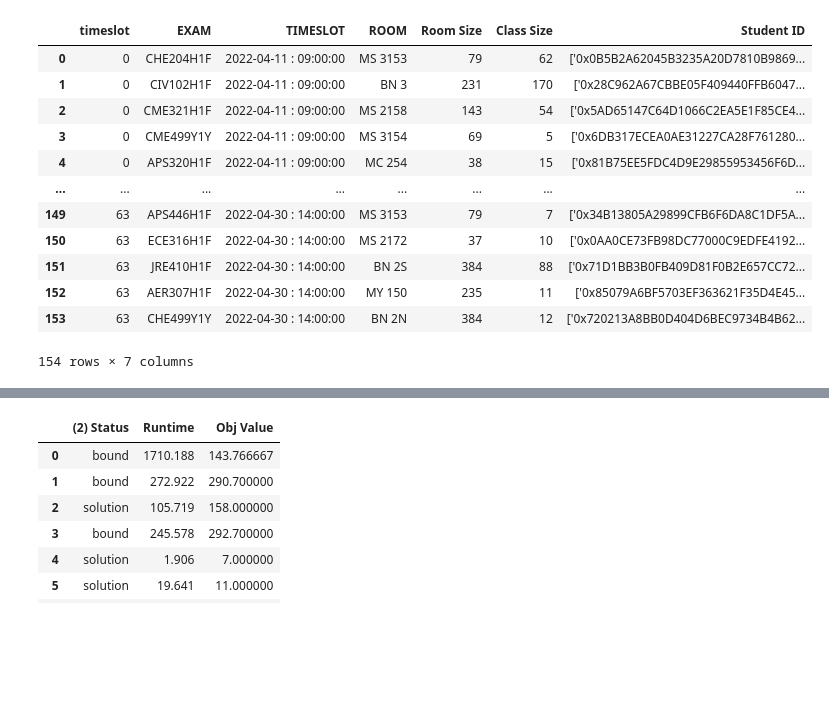
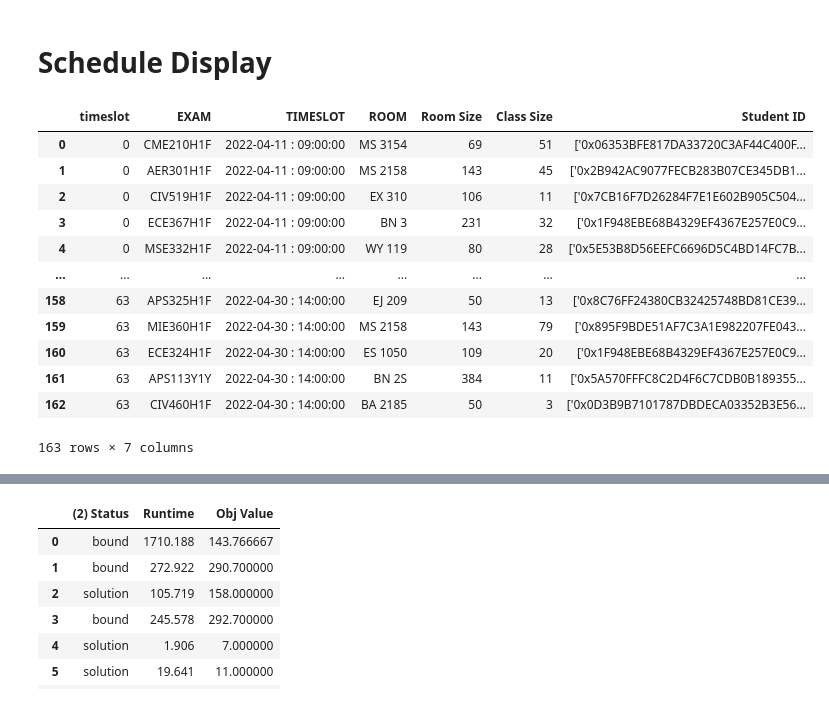
Before and after one commit to renzo-b/exam-timetabling-smac, a Jupyter notebook: process_results_wh.ipynb, the cells around one changed output, grey strips where cells are left out. Drawn from its saved outputs; the diff is of its cells as text; code cells hidden in the pictures; blank space fills up the shorter version.

```diff
--- a/process_results_wh.ipynb
+++ b/process_results_wh.ipynb
@@ -324,20 +274,22 @@ retrieve_instance_result_list
+# %% [markdown]
+# Schedule Display
 # %%
-file = r"C:\Users\William Hazen\Documents\GitHub\exam-timetabling-smac\cplex_results\Results_T1\MC_14_Trial__22_12_03_03_58_DEFAULT\DF_Schedual_0.csv"
+file = r"C:\Users\William Hazen\Documents\GitHub\exam-timetabling-smac\cplex_results\min_cost_T1\MC_14_Trial__aDEFAULT\DF_Schedual_6.csv"
 df_schedule = pd.read_csv(file)
 df_schedule = df_schedule.drop(["Unnamed: 0"],axis=1)
 display(df_schedule)
 # %% [output]
 |  | timeslot | EXAM | TIMESLOT | ROOM | Room Size | Class Size | Student ID |
-| 0 | 0 | CHE204H1F | 2022-04-11 : 09:00:00 | MS 3153 | 79 | 62 | ['0x0B5B2A62045B3235A20D7810B9869... |
-| 1 | 0 | CIV102H1F | 2022-04-11 : 09:00:00 | BN 3 | 231 | 170 | ['0x28C962A67CBBE05F409440FFB6047... |
-| 2 | 0 | CME321H1F | 2022-04-11 : 09:00:00 | MS 2158 | 143 | 54 | ['0x5AD65147C64D1066C2EA5E1F85CE4... |
-| 3 | 0 | CME499Y1Y | 2022-04-11 : 09:00:00 | MS 3154 | 69 | 5 | ['0x6DB317ECEA0AE31227CA28F761280... |
-| 4 | 0 | APS320H1F | 2022-04-11 : 09:00:00 | MC 254 | 38 | 15 | ['0x81B75EE5FDC4D9E29855953456F6D... |
+| 0 | 0 | CME210H1F | 2022-04-11 : 09:00:00 | MS 3154 | 69 | 51 | ['0x06353BFE817DA33720C3AF44C400F... |
+| 1 | 0 | AER301H1F | 2022-04-11 : 09:00:00 | MS 2158 | 143 | 45 | ['0x2B942AC9077FECB283B07CE345DB1... |
+| 2 | 0 | CIV519H1F | 2022-04-11 : 09:00:00 | EX 310 | 106 | 11 | ['0x7CB16F7D26284F7E1E602B905C504... |
+| 3 | 0 | ECE367H1F | 2022-04-11 : 09:00:00 | BN 3 | 231 | 32 | ['0x1F948EBE68B4329EF4367E257E0C9... |
+| 4 | 0 | MSE332H1F | 2022-04-11 : 09:00:00 | WY 119 | 80 | 28 | ['0x5E53B8D56EEFC6696D5C4BD14FC7B... |
 | ... | ... | ... | ... | ... | ... | ... | ... |
-| 149 | 63 | APS446H1F | 2022-04-30 : 14:00:00 | MS 3153 | 79 | 7 | ['0x34B13805A29899CFB6F6DA8C1DF5A... |
-| 150 | 63 | ECE316H1F | 2022-04-30 : 14:00:00 | MS 2172 | 37 | 10 | ['0x0AA0CE73FB98DC77000C9EDFE4192... |
-| 151 | 63 | JRE410H1F | 2022-04-30 : 14:00:00 | BN 2S | 384 | 88 | ['0x71D1BB3B0FB409D81F0B2E657CC72... |
-| 152 | 63 | AER307H1F | 2022-04-30 : 14:00:00 | MY 150 | 235 | 11 | ['0x85079A6BF5703EF363621F35D4E45... |
-| 153 | 63 | CHE499Y1Y | 2022-04-30 : 14:00:00 | BN 2N | 384 | 12 | ['0x720213A8BB0D404D6BEC9734B4B62... |
+| 158 | 63 | APS325H1F | 2022-04-30 : 14:00:00 | EJ 209 | 50 | 13 | ['0x8C76FF24380CB32425748BD81CE39... |
+| 159 | 63 | MIE360H1F | 2022-04-30 : 14:00:00 | MS 2158 | 143 | 79 | ['0x895F9BDE51AF7C3A1E982207FE043... |
+| 160 | 63 | ECE324H1F | 2022-04-30 : 14:00:00 | ES 1050 | 109 | 20 | ['0x1F948EBE68B4329EF4367E257E0C9... |
+| 161 | 63 | APS113Y1Y | 2022-04-30 : 14:00:00 | BN 2S | 384 | 11 | ['0x5A570FFFC8C2D4F6C7CDB0B189355... |
+| 162 | 63 | CIV460H1F | 2022-04-30 : 14:00:00 | BA 2185 | 50 | 3 | ['0x0D3B9B7101787DBDECA03352B3E56... |
-154 rows × 7 columns
+163 rows × 7 columns
 # %%
```
Also changed, not shown: parts of 51 cells of this notebook.
